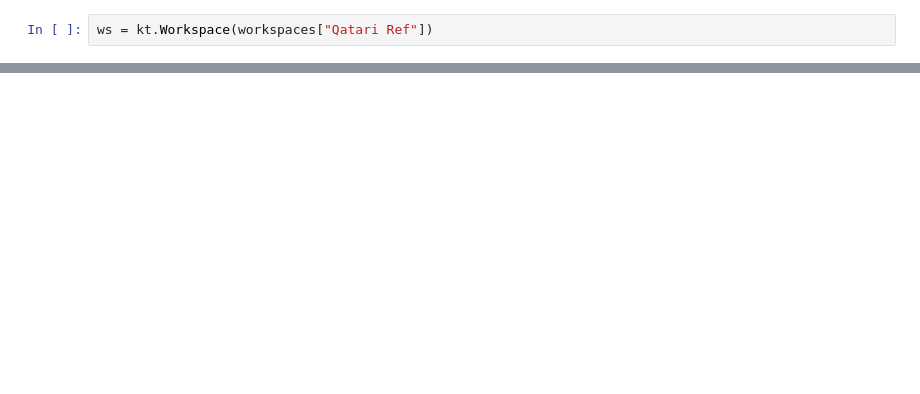
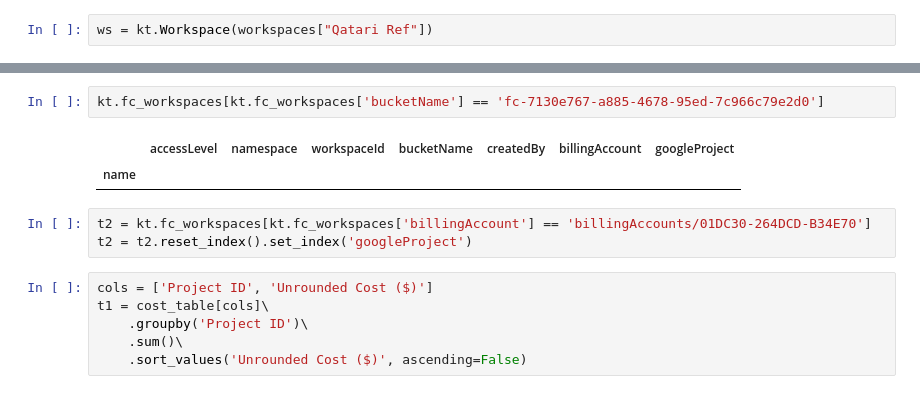
Before and after one commit to KAnderson-DFCI/Germline_Method_Development_AlDubayan, a Jupyter notebook: anlaysis/gcloudthing.ipynb, the cells around one changed output, grey strips where cells are left out. Saved outputs shown, nothing was run; the diff lists cells and outputs as text; blank space fills up the shorter version.

```diff
--- a/anlaysis/gcloudthing.ipynb
+++ b/anlaysis/gcloudthing.ipynb
@@ -116,0 +342,14 @@ relpath('gs://fc-383cdc04-2139-475e-ad85-406c08033859/submissions/8788f9cb-5b23-
+# %%
+kt.fc_workspaces[kt.fc_workspaces['bucketName'] == 'fc-7130e767-a885-4678-95ed-7c966c79e2d0']
+# %% [output]
+|  | accessLevel | namespace | workspaceId | bucketName | createdBy | billingAccount | googleProject |
+| name |  |  |  |  |  |  |  |
+# %%
+t2 = kt.fc_workspaces[kt.fc_workspaces['billingAccount'] == 'billingAccounts/01DC30-264DCD-B34E70']
+t2 = t2.reset_index().set_index('googleProject')
+# %%
+cols = ['Project ID', 'Unrounded Cost ($)']
+t1 = cost_table[cols]\
+    .groupby('Project ID')\
+    .sum()\
+    .sort_values('Unrounded Cost ($)', ascending=False)
```
Also changed, not shown: parts of 53 cells of this notebook, 8 other files.
